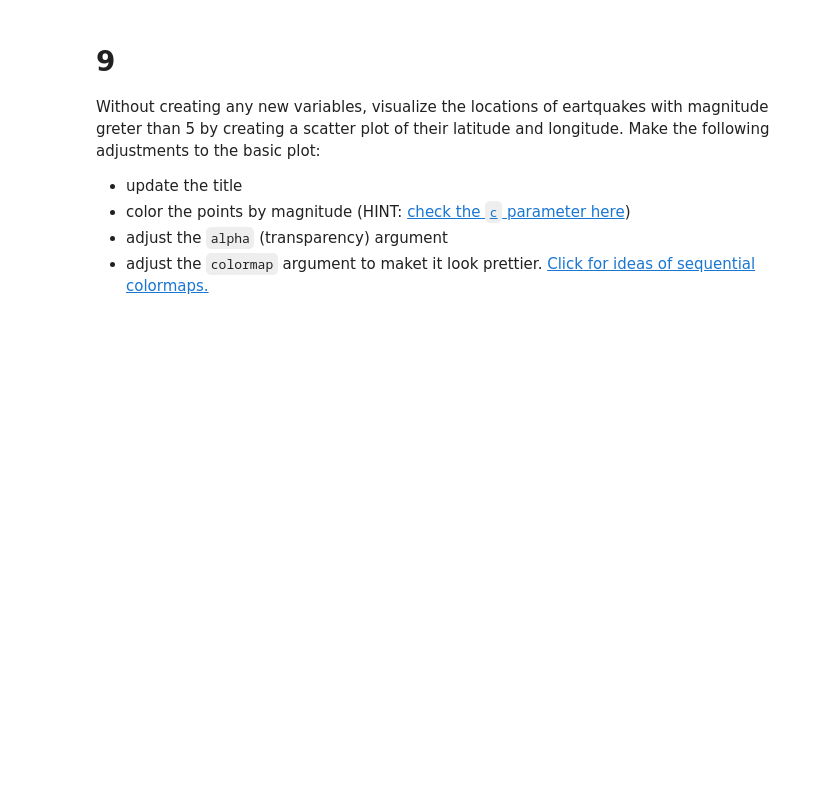
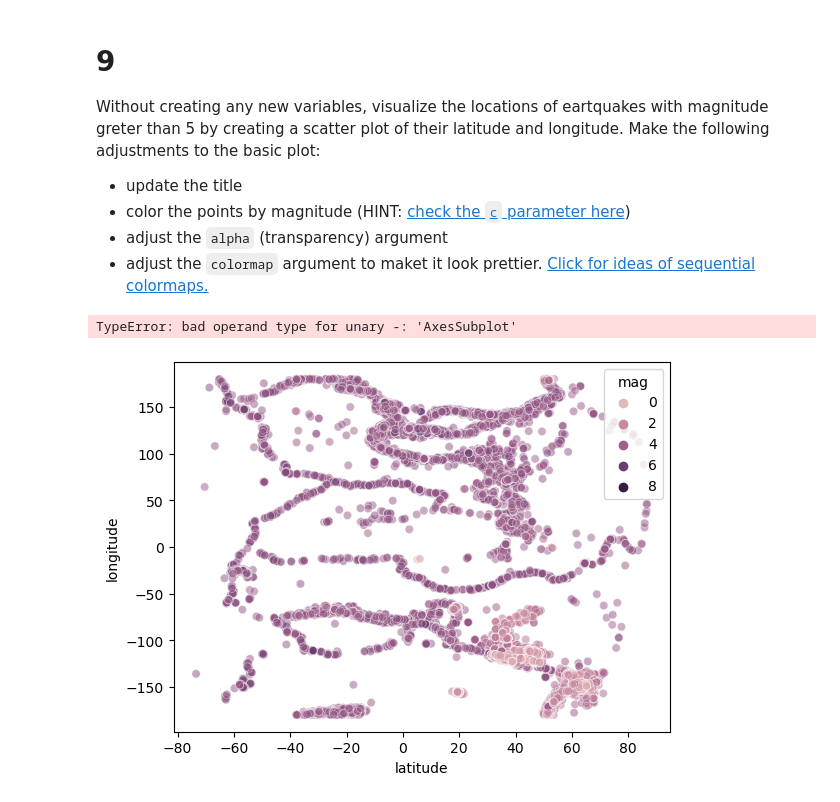
Before and after one commit to saingersoll/eds220-hwk-1, a Jupyter notebook: hwk1-task4.ipynb, the cells around one changed output. Saved outputs shown, nothing was run; the diff lists cells and outputs as text; code cells hidden in the pictures; blank space fills up the shorter version.

```diff
--- a/hwk1-task4.ipynb
+++ b/hwk1-task4.ipynb
@@ -176,0 +215,11 @@ Without creating any new variables, visualize the locations of eartquakes with m
+# %%
+import seaborn as sns                 # reading in plotting library
+
+map <- sns.scatterplot(data=eqk,      # selecting data for scatterplot
+                       x="latitude",  # x-variable
+                       y="longitude", # y-variable
+                       hue='mag',     # the variable color is dependent upon, this introduces color scales
+                       alpha=.5)      # controls opacity of points
+# %% [output]
+TypeError: bad operand type for unary -: 'AxesSubplot'
+[figure, added]
```
Also changed, not shown: parts of 8 cells of this notebook.
